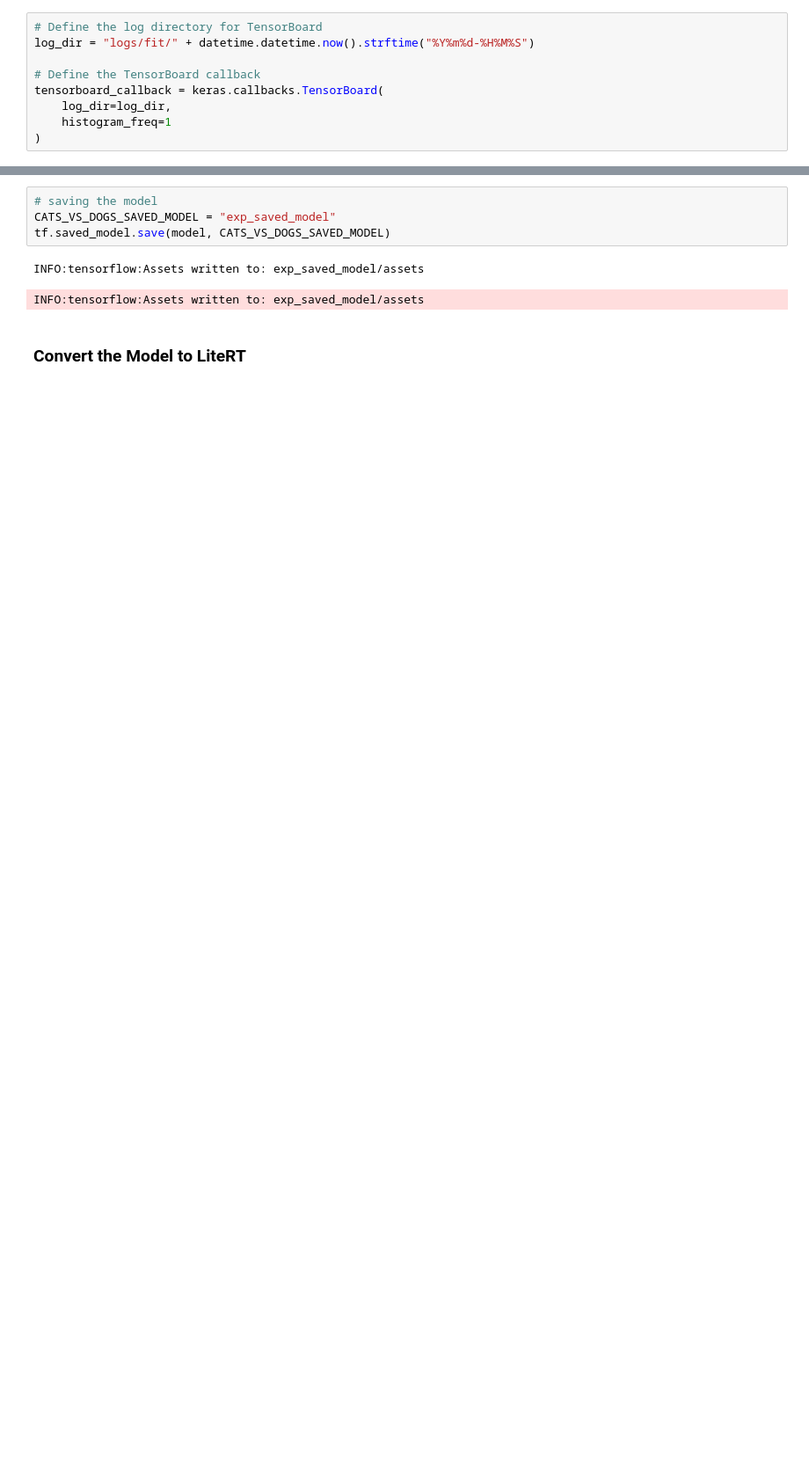
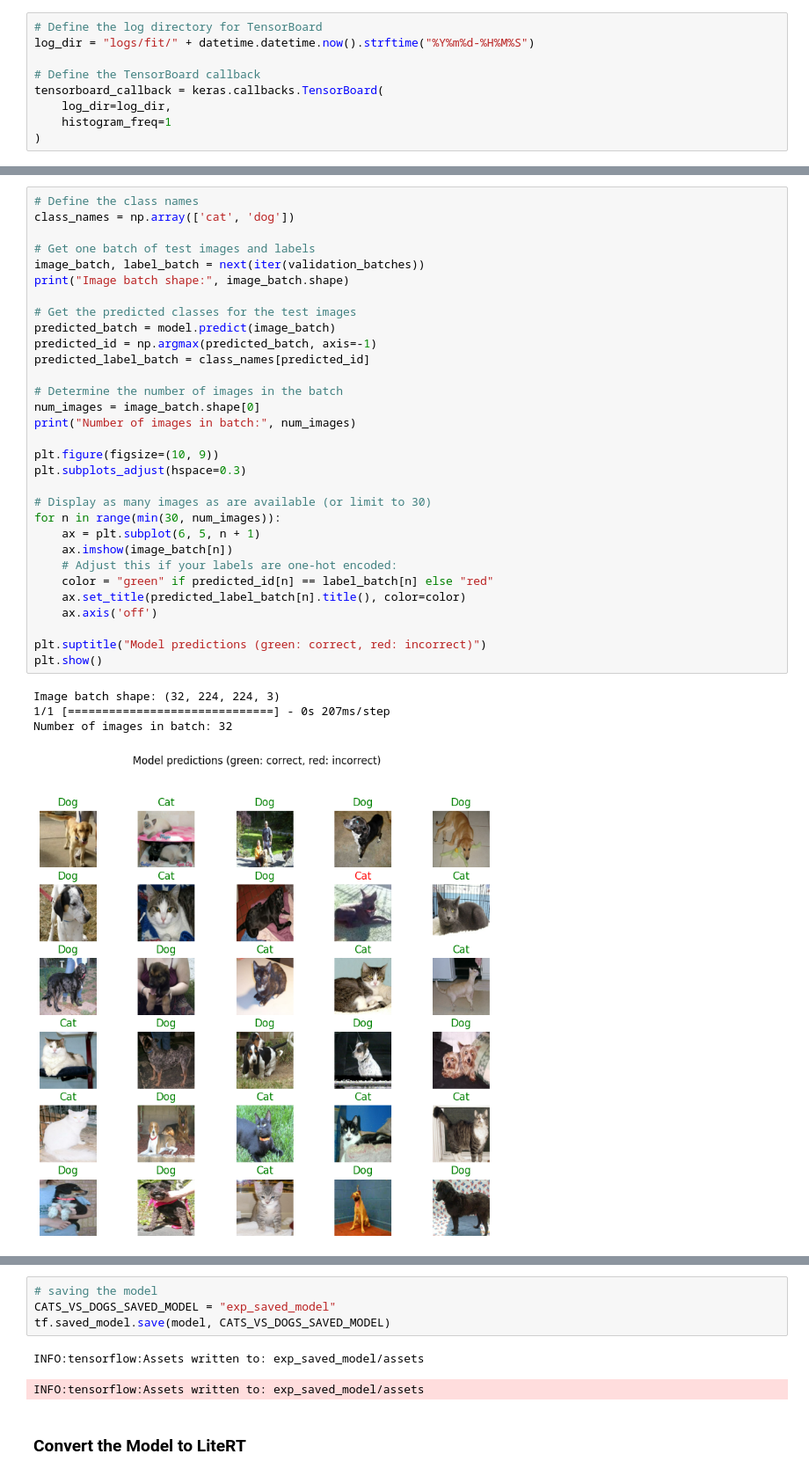
Before and after one commit to oscar066/Android_Image_TF_Classifiers_Models, a Jupyter notebook: Android_cats_dogs.ipynb, the cells around one changed output, grey strips where cells are left out. Shown: that part at 88% size. Cells and saved outputs as stored; diff of their text form; blank space fills up the shorter version.

```diff
--- a/Android_cats_dogs.ipynb
+++ b/Android_cats_dogs.ipynb
@@ -140,0 +181,36 @@ model.evaluate(test_batches)
+# %%
+# Define the class names
+class_names = np.array(['cat', 'dog'])
+
+# Get one batch of test images and labels
+image_batch, label_batch = next(iter(validation_batches))
+print("Image batch shape:", image_batch.shape)
+
+# Get the predicted classes for the test images
+predicted_batch = model.predict(image_batch)
+predicted_id = np.argmax(predicted_batch, axis=-1)
+predicted_label_batch = class_names[predicted_id]
+
+# Determine the number of images in the batch
+num_images = image_batch.shape[0]
+print("Number of images in batch:", num_images)
+
+plt.figure(figsize=(10, 9))
+plt.subplots_adjust(hspace=0.3)
+
+# Display as many images as are available (or limit to 30)
+for n in range(min(30, num_images)):
+    ax = plt.subplot(6, 5, n + 1)
+    ax.imshow(image_batch[n])
+    # Adjust this if your labels are one-hot encoded:
+    color = "green" if predicted_id[n] == label_batch[n] else "red"
+    ax.set_title(predicted_label_batch[n].title(), color=color)
+    ax.axis('off')
+
+plt.suptitle("Model predictions (green: correct, red: incorrect)")
+plt.show()
+# %% [output]
+Image batch shape: (32, 224, 224, 3)
+1/1 [==============================] - 0s 207ms/step
+Number of images in batch: 32
+[figure, added]
```
Also changed, not shown: parts of 23 cells of this notebook.
